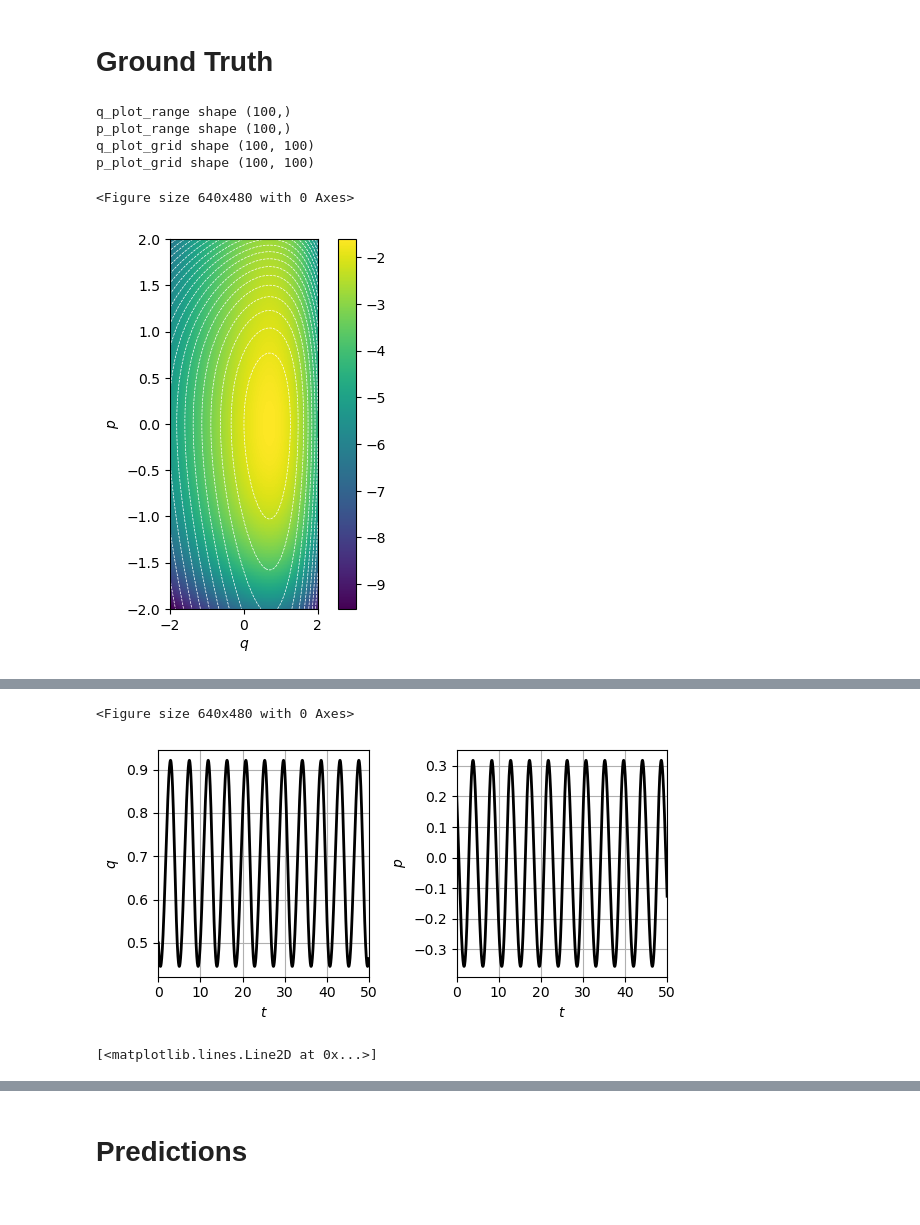
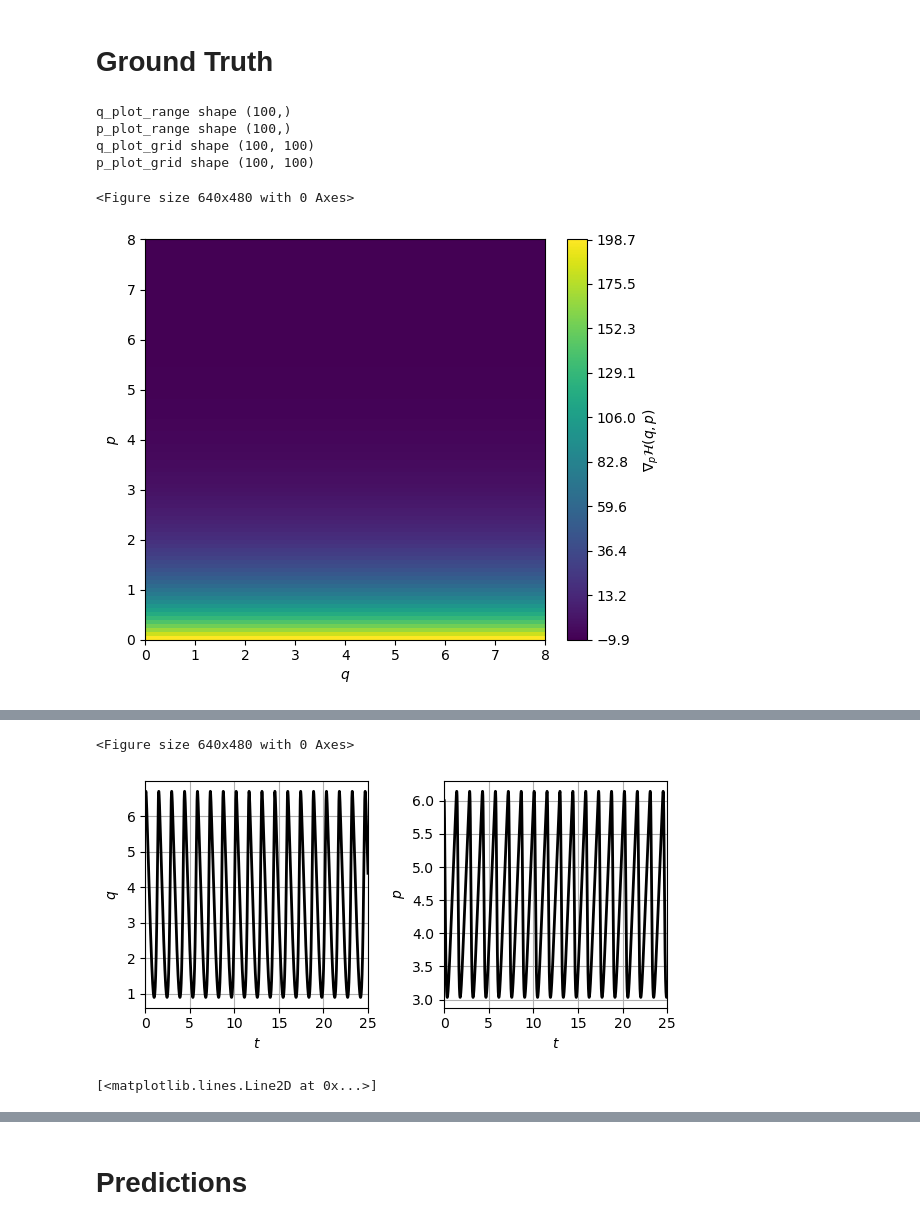
Before and after one commit to AlphaGergedan/Random-HNN, a Jupyter notebook: notebooks/integration/lotka_volterra.ipynb, the cells around one changed output, grey strips where cells are left out. Cells and saved outputs as stored; diff of their text form; code cells hidden in the pictures.

```diff
--- a/notebooks/integration/lotka_volterra.ipynb
+++ b/notebooks/integration/lotka_volterra.ipynb
@@ -16,8 +16,17 @@ from hamiltonians.lotka_volterra import LotkaVolterra
 from error_functions.index import l2_error, l2_error_relative, mean_squared_error, mean_absolute_error
 from utils.grid import generate_grid
 from utils.plot import plot_2d, plot_ground_truth_trajectory_2d, plot_predicted_trajectories_2d, plot_predicted_trajectory_errors, plot_predicted_trajectory_energy
+from integrators.semi_implicit_euler import SemiImplicitEuler
 
-EXPERIMENT_DIR = '../../old_old_cluster/out/lotka_volterra_domain/random/100q_train100p_train_lotka_volterra.pkl'
+#EXPERIMENT_DIR = '../../old_old_cluster/out/lotka_volterra_domain/random/100q_train100p_train_lotka_volterra.pkl'
+#EXPERIMENT_DIR = '../../old_cluster/out/main/lotkavolterra-domain10-random-singlelayer-neuronscaling/random/[130]qtrain[130]ptrain100neurons_lotka_volterra.pkl'
+
+
+
+#EXPERIMENT_DIR = '../../lin-placed-random-cluster/out/solve-hamil/lotka-volterra/2-2/[100]qtrain[100]ptrain[1500]neurons_lotka_volterra.pkl'
+#EXPERIMENT_DIR = '../../lin-placed-random-cluster/out/solve-hamil/lotka-volterra/5-5/10000domain[100]qtrain[100]ptrain[1500]neurons_lotka_volterra.pkl'
+EXPERIMENT_DIR = '../../lin-placed-random-cluster/out/solve-hamil/lotka-volterra/large/0-8/10000domain[100]qtrain[100]ptrain[1500]neurons_lotka_volterra_large.pkl'
+
 
 # load experiment
 experiment = load(EXPERIMENT_DIR)
@@ -25,7 +34,7 @@ print(f"-> LOADED EXPERIMENT: {EXPERIMENT_DIR}")
 print(f"                      {experiment.keys()} ")
 print(f"                      n_runs = {len(experiment['runs'])} ")
 print(f"                      single run includes keys: {experiment['runs'][0].keys()}")
-print(f"-> SUMMARY:\n{get_summary(experiment, ['ELM', 'U-SWIM', 'A-SWIM', 'SWIM'], ['test'], ['errors'], ['l2_error_relative'], ['median', 'mean'])}")
+print(f"-> SUMMARY:\n{get_summary(experiment, ['ELM', 'U-SWIM', 'A-SWIM', 'SWIM'], ['test'], ['function_errors'], ['l2_error_relative'], ['median', 'mean'])}")
 print(f"-> ")
 print(f"-> ELM bias min: {np.min(experiment['runs'][0]['ELM'][0].biases)}, max: {np.max(experiment['runs'][0]['ELM'][0].biases)}")
 
@@ -75,20 +84,48 @@ test errors mean (l2_error_relative)
 # %% [markdown]
 # **Ground Truth**
 # %%
-#domain_params['q_test_lim'] = [[-6.28, 6.28]]
-#domain_params['p_test_lim'] = [[-6, 6]]
+#domain_params['q_test_lim'] = [[-5, 5]]
+#domain_params['p_test_lim'] = [[-5, 5]]
+
+# p = ln(x)
+# q = ln(y)
 
 # plot the ground truth phase space, linearly spaced in the test set range
-[q_plot_range], [p_plot_range], [q_plot_grid], [p_plot_grid] = generate_grid([domain_params["q_test"]], [domain_params["p_test"]],
-                                                                             [domain_params["q_test_lim"]], [domain_params["p_test_lim"]], dof=1, linspace=True)
+[q_plot_range], [p_plot_range], [q_plot_grid], [p_plot_grid] = generate_grid(domain_params["q_test"], domain_params["p_test"],
+                                                                             domain_params["q_test_lim"], domain_params["p_test_lim"], dof=1, linspace=True)
 print(f'q_plot_range shape {q_plot_range.shape}')
 print(f'p_plot_range shape {p_plot_range.shape}')
 print(f'q_plot_grid shape {q_plot_grid.shape}')
 print(f'p_plot_grid shape {p_plot_grid.shape}')
 x_plot  = np.column_stack([q_plot_grid.flatten(), p_plot_grid.flatten()]) # (N,2)
-y_plot = H(x_plot).reshape((domain_params["p_test"], domain_params["q_test"]))
-plot_2d(y_plot, q_plot_range, p_plot_range, extent=domain_params["q_test_lim"] + domain_params["p_test_lim"], contourlines=20, xlabel=r'$q$', ylabel=r'$p$',
-        aspect=2.5, verbose=True, save='lotka_volterra_ground_truth_phase.pdf')
+
+# alpha=1.1, beta=0.4, gamma=0.1, delta=0.4
+#α = 2/3, β = 4/3, γ = 1 = δ.
+#lotka_volterra = LotkaVolterra(alpha=1, beta=0.5, gamma=1, delta=0.5)
+#lotka_volterra = LotkaVolterra(alpha=0.5, beta=1.5, gamma=1, delta=1)
+#lotka_volterra = LotkaVolterra(alpha=0.1, gamma=0.4, beta=0.02, delta=0.02)
+#lotka_volterra = LotkaVolterra(alpha=-2/3, beta=-4/3, gamma=-1, delta=-1)
+#transform = lambda x: np.log(x)
+#lotka_volterra = LotkaVolterra(alpha=3.5, beta=0.025, gamma=10, delta=0.07)
+#lotka_volterra = LotkaVolterra()
+#H = lotka_volterra.H
+#dH = lotka_volterra.dH
+#H = LotkaVolterra().H
+#print(f"-> lotka volterra created: alpha={lotka_volterra.alpha}, beta={lotka_volterra.beta}, gamma={lotka_volterra.gamma}, delta={lotka_volterra.delta}")
+
+y_plot = H(x_plot).reshape((domain_params["p_test"][0], domain_params["q_test"][0]))
+y_plot = dH(x_plot)[:,1].reshape((domain_params["p_test"][0], domain_params["q_test"][0]))
+
+# for 2-2 ground truth phase plot
+#plot_2d(y_plot, q_plot_range, p_plot_range, extent=domain_params["q_test_lim"][0] + domain_params["p_test_lim"][0], contourlines=15, xlabel=r'$q$', ylabel=r'$p$',
+#        aspect=1, verbose=True, save='lotka_volterra_ground_truth_phase.pdf', dpi=100, colorbar_v=5)
+
+plot_2d(y_plot, q_plot_range, p_plot_range, extent=domain_params["q_test_lim"][0] + domain_params["p_test_lim"][0], contourlines=0, xlabel=r'$q$', ylabel=r'$p$',
+        aspect=1, verbose=True, save='lotka_volterra_large_ground_truth_phase_gradient_p.pdf', dpi=100, colorbar_v=10)
+
+# for 0-8 ground truth phase plot for the large lotka-volterra
+#plot_2d(y_plot, q_plot_range, p_plot_range, extent=domain_params["q_test_lim"][0] + domain_params["p_test_lim"][0], contourlines=30, xlabel=r'$q$', ylabel=r'$p$',
+#        aspect=1, verbose=True, save='lotka_volterra_ground_truth_phase.pdf', dpi=100, colorbar_v=10)
 
 def dt_true(t, x):
     """
@@ -100,39 +137,45 @@ def dt_true(t, x):
     return [dH_true[1], -dH_true[0]] # [dH/dp, -dH/dq][q^dot, p^dot]
 
 # RK45
-t_span = [0, 50]
-t_eval = np.linspace(t_span[0], t_span[1], 50000)
-y0 = [0.5, 0.2]
+t_span = [0, 25]
+n_steps = 50000
+t_eval = np.linspace(t_span[0], t_span[1], n_steps)
+
+# from yildiz paper we took this initial value
+#y0 = [0.4, -1.8]
+y0 = [6, 6]
+# another initial value that does not beyond 1
+#y0 = [0.4, 0]
 
 motion_true = solve_ivp(dt_true, t_span, y0, dense_output=False, t_eval=t_eval, rtol=1e-13)
 # get integrated trajectories of shape (N,2)
 traj_true = motion_true.y.T
 
-q_train_lim_start = experiment['domain_params']['q_train_lim'][0]
-q_train_lim_end = experiment['domain_params']['q_train_lim'][1]
-p_train_lim_start = experiment['domain_params']['p_train_lim'][0]
-p_train_lim_end = experiment['domain_params']['p_train_lim'][1]
+q_train_lim_start = domain_params['q_train_lim'][0][0]
+q_train_lim_end = domain_params['q_train_lim'][0][1]
+p_train_lim_start = domain_params['p_train_lim'][0][0]
+p_train_lim_end = domain_params['p_train_lim'][0][1]
 print(f"lim for q: [{q_train_lim_start}, {q_train_lim_end}]")
 print(f"lim for p: [{p_train_lim_start}, {p_train_lim_end}]")
 if np.any(traj_true[:,0] < q_train_lim_start):
     print(f"WARNING: found q={np.min(traj_true[:,0])}, which is out of bounds for this experiment")
 elif np.any(traj_true[:,0] > q_train_lim_end):
     print(f"WARNING: found q={np.max(traj_true[:,0])}, which is out of bounds for this experiment")
 
 if np.any(traj_true[:,1] < p_train_lim_start):
     print(f"WARNING: found p={np.min(traj_true[:,1])}, which is out of bounds for this experiment")
 elif np.any(traj_true[:,1] > p_train_lim_end):
     print(f"WARNING: found p={np.max(traj_true[:,1])}, which is out of bounds for this experiment")
 
 plot_ground_truth_trajectory_2d(t_span, t_eval, traj_true, verbose=True, save='lotka_volterra_ground_truth_integration.pdf', linewidth=2)
 
 plt.clf()
 plt.plot(t_eval, traj_true[:,0])
 plt.plot(t_eval, traj_true[:,1])
 # %% [output]
 q_plot_range shape (100,)
 p_plot_range shape (100,)
 q_plot_grid shape (100, 100)
 p_plot_grid shape (100, 100)
 <Figure size 640x480 with 0 Axes>
-[figure, old version]
+[figure, new version]
@@ -141,3 +184,3 @@ lim for p: [-2.0, 2.0]
 <Figure size 640x480 with 0 Axes>
-[figure, old version]
+[figure, new version]
 [<matplotlib.lines.Line2D at 0x...>]
```
Also changed, not shown: parts of 7 cells of this notebook, 7 other files.
